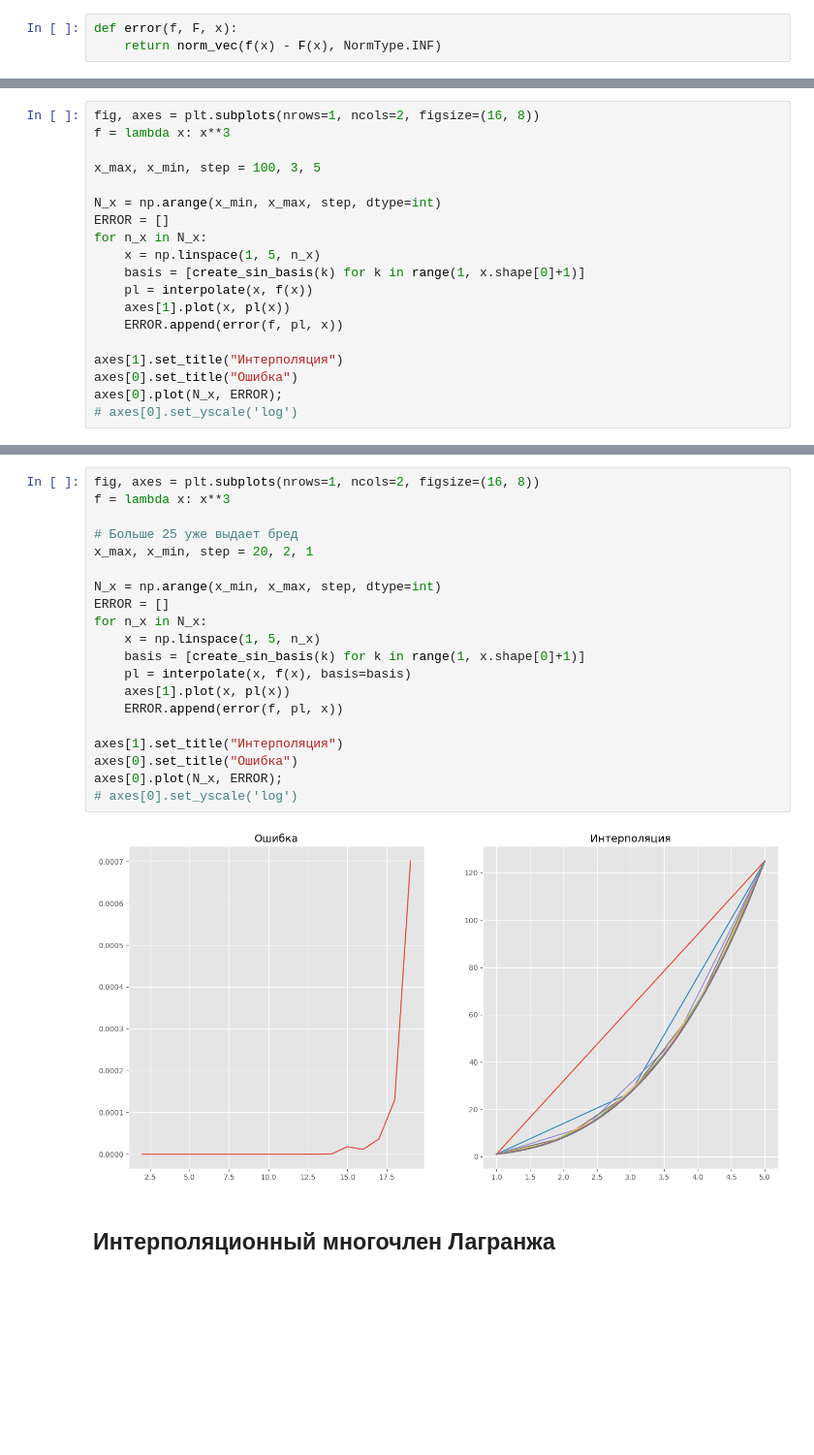
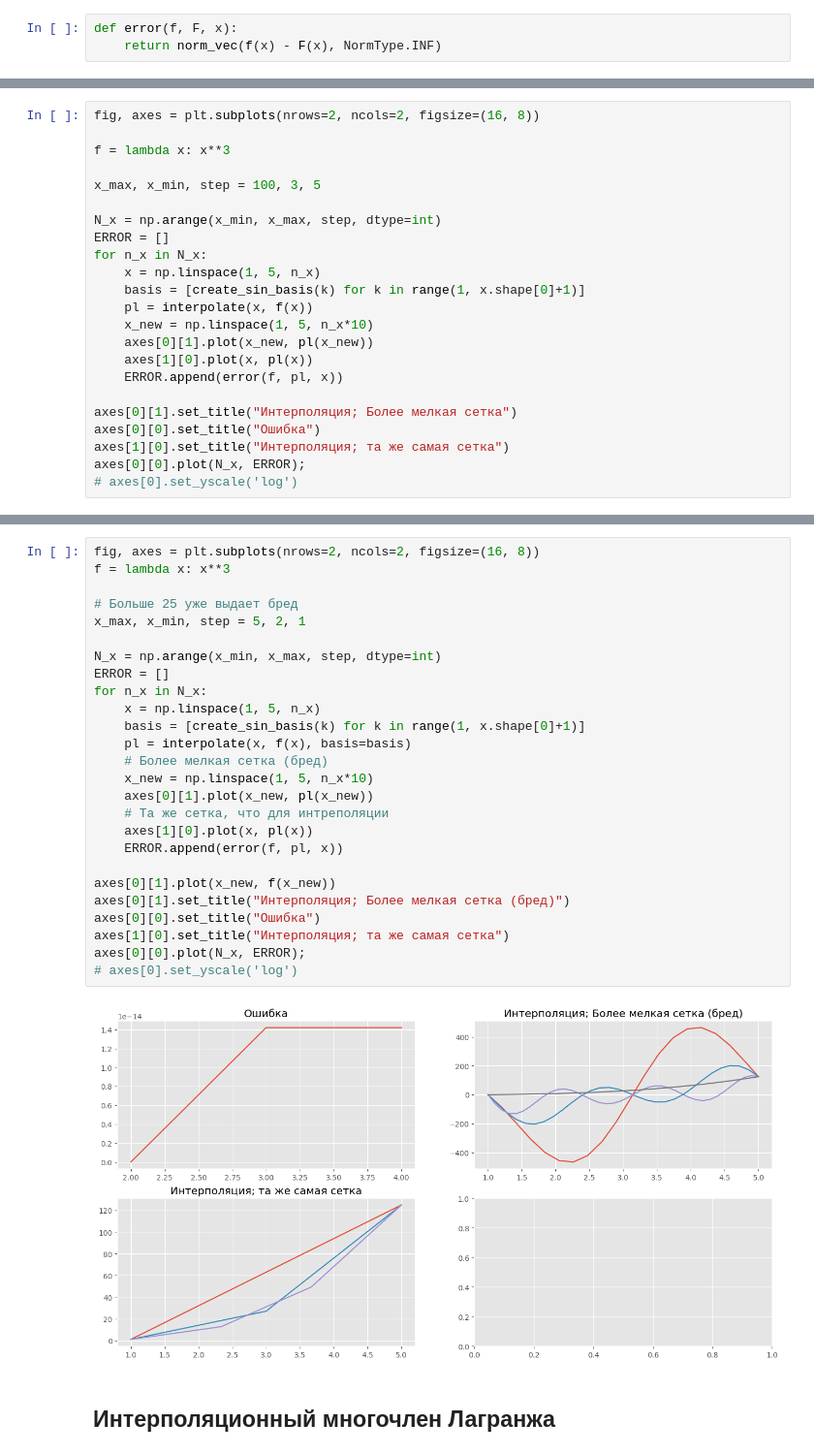
Before and after one commit to MarkovAlexandr314/VychMaty, a Jupyter notebook: hw1/interpolation.ipynb, the cells around one changed output, grey strips where cells are left out. Shown at 97% size. Cells and saved outputs as stored; diff of their text form; blank space fills up the shorter version.

```diff
--- a/hw1/interpolation.ipynb
+++ b/hw1/interpolation.ipynb
@@ -64,5 +64,6 @@ def error(f, F, x):
 # %%
-fig, axes = plt.subplots(nrows=1, ncols=2, figsize=(16, 8))
+fig, axes = plt.subplots(nrows=2, ncols=2, figsize=(16, 8))
+
 f = lambda x: x**3
 
 x_max, x_min, step = 100, 3, 5
@@ -73,11 +74,14 @@ for n_x in N_x:
     x = np.linspace(1, 5, n_x)
     basis = [create_sin_basis(k) for k in range(1, x.shape[0]+1)]
     pl = interpolate(x, f(x))
-    axes[1].plot(x, pl(x))
+    x_new = np.linspace(1, 5, n_x*10)
+    axes[0][1].plot(x_new, pl(x_new))
+    axes[1][0].plot(x, pl(x))
     ERROR.append(error(f, pl, x))
 
-axes[1].set_title("Интерполяция")
-axes[0].set_title("Ошибка")
-axes[0].plot(N_x, ERROR);
+axes[0][1].set_title("Интерполяция; Более мелкая сетка")
+axes[0][0].set_title("Ошибка")
+axes[1][0].set_title("Интерполяция; та же самая сетка")
+axes[0][0].plot(N_x, ERROR);
 # axes[0].set_yscale('log')
 # %% [output]
@@ -87,25 +91,31 @@ axes[0].plot(N_x, ERROR);
 # %%
-fig, axes = plt.subplots(nrows=1, ncols=2, figsize=(16, 8))
+fig, axes = plt.subplots(nrows=2, ncols=2, figsize=(16, 8))
 f = lambda x: x**3
 
 # Больше 25 уже выдает бред
-x_max, x_min, step = 20, 2, 1
+x_max, x_min, step = 5, 2, 1
 
 N_x = np.arange(x_min, x_max, step, dtype=int)
 ERROR = []
 for n_x in N_x:
     x = np.linspace(1, 5, n_x)
     basis = [create_sin_basis(k) for k in range(1, x.shape[0]+1)]
     pl = interpolate(x, f(x), basis=basis)
-    axes[1].plot(x, pl(x))
+    # Более мелкая сетка (бред)
+    x_new = np.linspace(1, 5, n_x*10)
+    axes[0][1].plot(x_new, pl(x_new))
+    # Та же сетка, что для интреполяции
+    axes[1][0].plot(x, pl(x))
     ERROR.append(error(f, pl, x))
 
-axes[1].set_title("Интерполяция")
-axes[0].set_title("Ошибка")
-axes[0].plot(N_x, ERROR);
+axes[0][1].plot(x_new, f(x_new))
+axes[0][1].set_title("Интерполяция; Более мелкая сетка (бред)")
+axes[0][0].set_title("Ошибка")
+axes[1][0].set_title("Интерполяция; та же самая сетка")
+axes[0][0].plot(N_x, ERROR);
 # axes[0].set_yscale('log')
 # %% [output]
-[figure, old version]
+[figure, new version]
 # %% [markdown]
 ## Интерполяционный многочлен Лагранжа
 # %%
```
Also changed, not shown: parts of 5 cells of this notebook, 1 other file.
